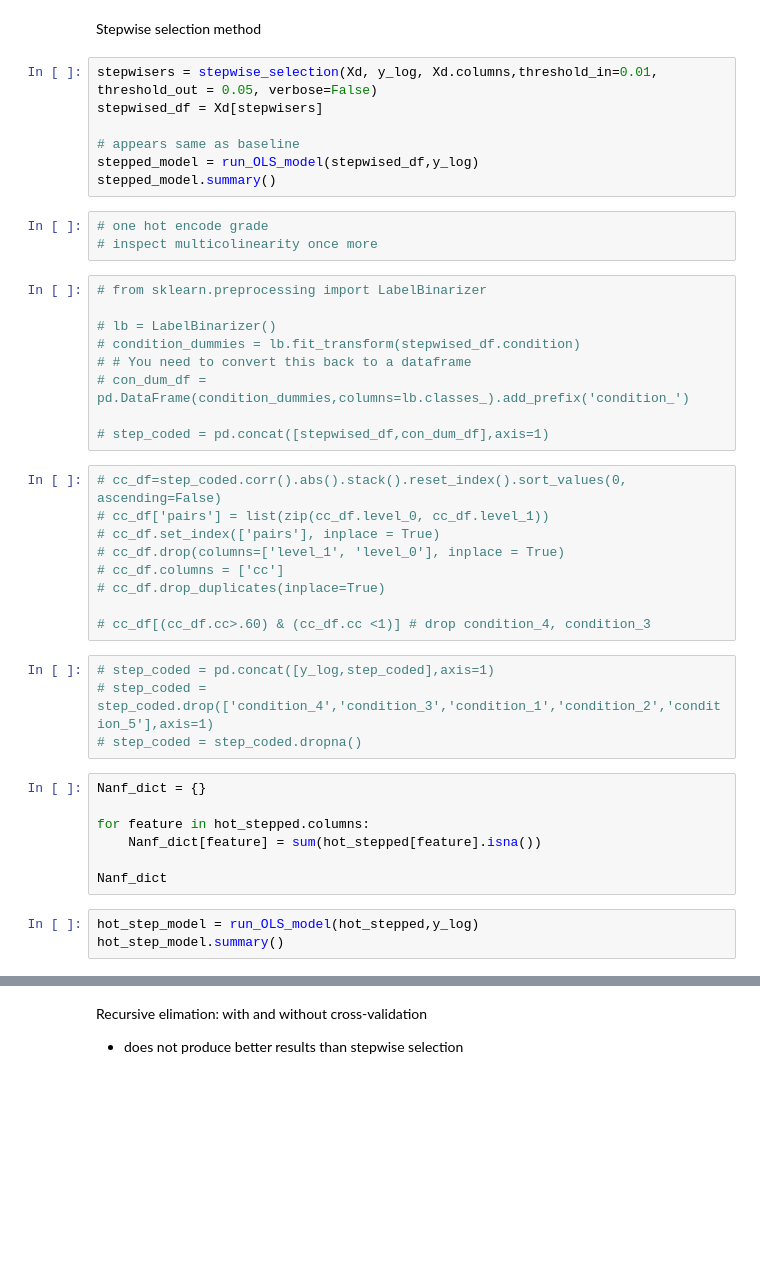
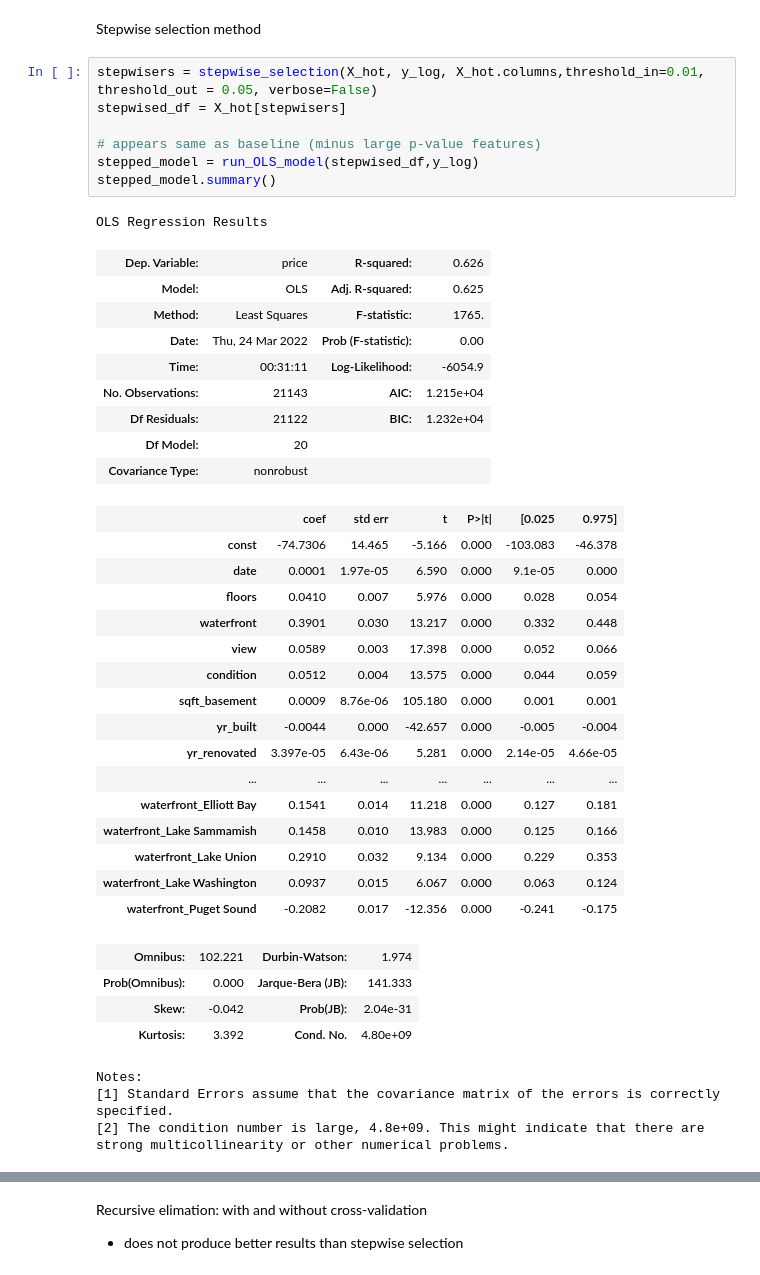
Before and after one commit to Zeth-Abney/Flatiron-school, a Jupyter notebook: phase-2/PROJECT/EDA-four.ipynb, the cells around one changed output, grey strips where cells are left out. Cells and saved outputs as stored; diff of their text form; blank space fills up the shorter version.

```diff
--- a/phase-2/PROJECT/EDA-four.ipynb
+++ b/phase-2/PROJECT/EDA-four.ipynb
@@ -380,44 +481,44 @@ y_log_base.summary()
 # %% [markdown]
 Stepwise selection method
 # %%
-stepwisers = stepwise_selection(Xd, y_log, Xd.columns,threshold_in=0.01, threshold_out = 0.05, verbose=False)
-stepwised_df = Xd[stepwisers]
+stepwisers = stepwise_selection(X_hot, y_log, X_hot.columns,threshold_in=0.01, threshold_out = 0.05, verbose=False)
+stepwised_df = X_hot[stepwisers]
 
-# appears same as baseline
+# appears same as baseline (minus large p-value features)
 stepped_model = run_OLS_model(stepwised_df,y_log)
 stepped_model.summary()
+# %% [output]
+OLS Regression Results
+| Dep. Variable: | price | R-squared: | 0.626 |
+| Model: | OLS | Adj. R-squared: | 0.625 |
+| Method: | Least Squares | F-statistic: | 1765. |
+| Date: | Thu, 24 Mar 2022 | Prob (F-statistic): | 0.00 |
+| Time: | 00:31:11 | Log-Likelihood: | -6054.9 |
+| No. Observations: | 21143 | AIC: | 1.215e+04 |
+| Df Residuals: | 21122 | BIC: | 1.232e+04 |
+| Df Model: | 20 |  |  |
+| Covariance Type: | nonrobust |  |  |
+|  | coef | std err | t | P>|t| | [0.025 | 0.975] |
+| const | -74.7306 | 14.465 | -5.166 | 0.000 | -103.083 | -46.378 |
+| date | 0.0001 | 1.97e-05 | 6.590 | 0.000 | 9.1e-05 | 0.000 |
+| floors | 0.0410 | 0.007 | 5.976 | 0.000 | 0.028 | 0.054 |
+| waterfront | 0.3901 | 0.030 | 13.217 | 0.000 | 0.332 | 0.448 |
+| view | 0.0589 | 0.003 | 17.398 | 0.000 | 0.052 | 0.066 |
+| condition | 0.0512 | 0.004 | 13.575 | 0.000 | 0.044 | 0.059 |
+| sqft_basement | 0.0009 | 8.76e-06 | 105.180 | 0.000 | 0.001 | 0.001 |
+| yr_built | -0.0044 | 0.000 | -42.657 | 0.000 | -0.005 | -0.004 |
+| yr_renovated | 3.397e-05 | 6.43e-06 | 5.281 | 0.000 | 2.14e-05 | 4.66e-05 |
+| ... | ... | ... | ... | ... | ... | ... |
+| waterfront_Elliott Bay | 0.1541 | 0.014 | 11.218 | 0.000 | 0.127 | 0.181 |
+| waterfront_Lake Sammamish | 0.1458 | 0.010 | 13.983 | 0.000 | 0.125 | 0.166 |
+| waterfront_Lake Union | 0.2910 | 0.032 | 9.134 | 0.000 | 0.229 | 0.353 |
+| waterfront_Lake Washington | 0.0937 | 0.015 | 6.067 | 0.000 | 0.063 | 0.124 |
+| waterfront_Puget Sound | -0.2082 | 0.017 | -12.356 | 0.000 | -0.241 | -0.175 |
+| Omnibus: | 102.221 | Durbin-Watson: | 1.974 |
+| Prob(Omnibus): | 0.000 | Jarque-Bera (JB): | 141.333 |
+| Skew: | -0.042 | Prob(JB): | 2.04e-31 |
+| Kurtosis: | 3.392 | Cond. No. | 4.80e+09 |
+Notes:
+[1] Standard Errors assume that the covariance matrix of the errors is correctly specified.
+[2] The condition number is large, 4.8e+09. This might indicate that there are
+strong multicollinearity or other numerical problems.
-# %%
-# one hot encode grade
-# inspect multicolinearity once more
-# %%
-# from sklearn.preprocessing import LabelBinarizer
-
-# lb = LabelBinarizer()
-# condition_dummies = lb.fit_transform(stepwised_df.condition)
-# # You need to convert this back to a dataframe
-# con_dum_df = pd.DataFrame(condition_dummies,columns=lb.classes_).add_prefix('condition_')
-
-# step_coded = pd.concat([stepwised_df,con_dum_df],axis=1)
-# %%
-# cc_df=step_coded.corr().abs().stack().reset_index().sort_values(0, ascending=False)
-# cc_df['pairs'] = list(zip(cc_df.level_0, cc_df.level_1))
-# cc_df.set_index(['pairs'], inplace = True)
-# cc_df.drop(columns=['level_1', 'level_0'], inplace = True)
-# cc_df.columns = ['cc']
-# cc_df.drop_duplicates(inplace=True)
-
-# cc_df[(cc_df.cc>.60) & (cc_df.cc <1)] # drop condition_4, condition_3
-# %%
-# step_coded = pd.concat([y_log,step_coded],axis=1)
-# step_coded = step_coded.drop(['condition_4','condition_3','condition_1','condition_2','condition_5'],axis=1)
-# step_coded = step_coded.dropna()
-# %%
-Nanf_dict = {}
-
-for feature in hot_stepped.columns:
-    Nanf_dict[feature] = sum(hot_stepped[feature].isna())
-
-Nanf_dict
-# %%
-hot_step_model = run_OLS_model(hot_stepped,y_log)
-hot_step_model.summary()
```
Also changed, not shown: parts of 26 cells of this notebook.
